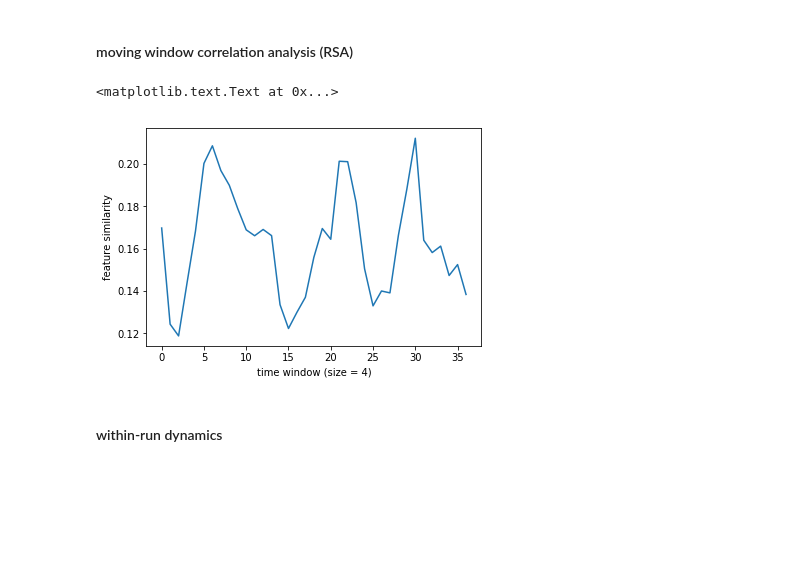
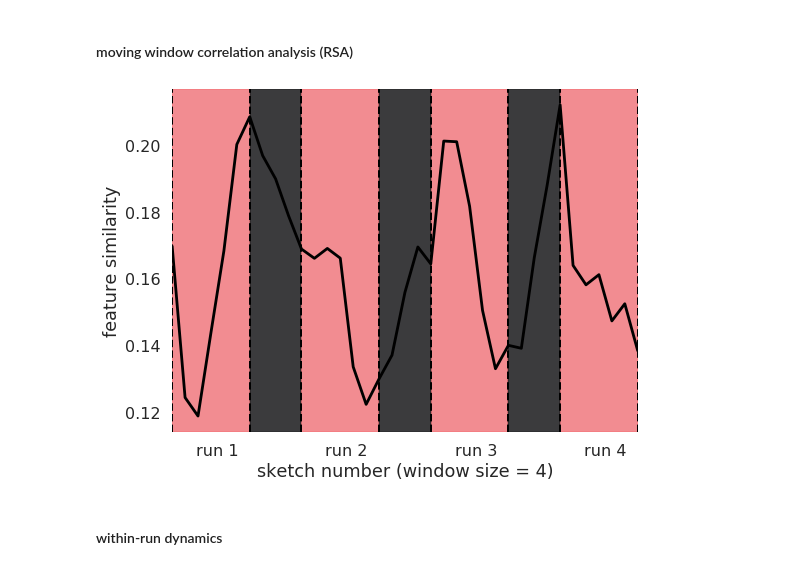
Before and after one commit to judithfan/sketchfeat, a Jupyter notebook: sketches/sketch_feature_analysis_Judy.ipynb, the cells around one changed output. Saved outputs shown, nothing was run; the diff lists cells and outputs as text; code cells hidden in the pictures; blank space fills up the shorter version.

```diff
--- a/sketches/sketch_feature_analysis_Judy.ipynb
+++ b/sketches/sketch_feature_analysis_Judy.ipynb
@@ -413,13 +414,26 @@ for sub in subs:
         sim.append(stats.pearsonr(MEANFEAT_o1,MEANFEAT_o2)[0])
     SIM.append(sim)
 SIM = np.array(SIM)
-# %%
-plt.plot(SIM.mean(0))
-plt.xlabel('time window (size = {})'.format(window_size))
-plt.ylabel('feature similarity')
-# %% [output]
-<matplotlib.text.Text at 0x...>
-[figure, removed]
+# %%
+## plot time series across runs of training
+sns.set_context('poster')
+sns.set_style('dark')
+fig = plt.figure(figsize=(8,6))
+plt.plot(SIM.mean(0),'k')
+plt.xlabel('sketch number (window size = {})'.format(window_size))
+plt.ylabel('feature similarity')
+plt.xlim(0,36)
+for i,j in zip([0,10,20,30],[6,16,26,36]):
+    plt.axvline(x=i,color='k',linewidth=2,ls='dashed')
+    plt.axvline(x=j,color='k',linewidth=2,ls='dashed')
+    plt.axvspan(i,j, alpha=0.4, color='red')
+for i,j in zip([6,16,26],[10,20,30]):
+    plt.axvspan(i,j, alpha=0.75, color='black')
+run_labels = ['run 1','run 2','run 3', 'run 4']
+tick = plt.xticks(np.arange(3.5, 36,10.0),run_labels)
+plt.tight_layout()
+# %% [output]
+[figure, added]
 # %% [markdown]
 #### within-run dynamics
 # %%
```
Also changed, not shown: parts of 4 cells of this notebook.
